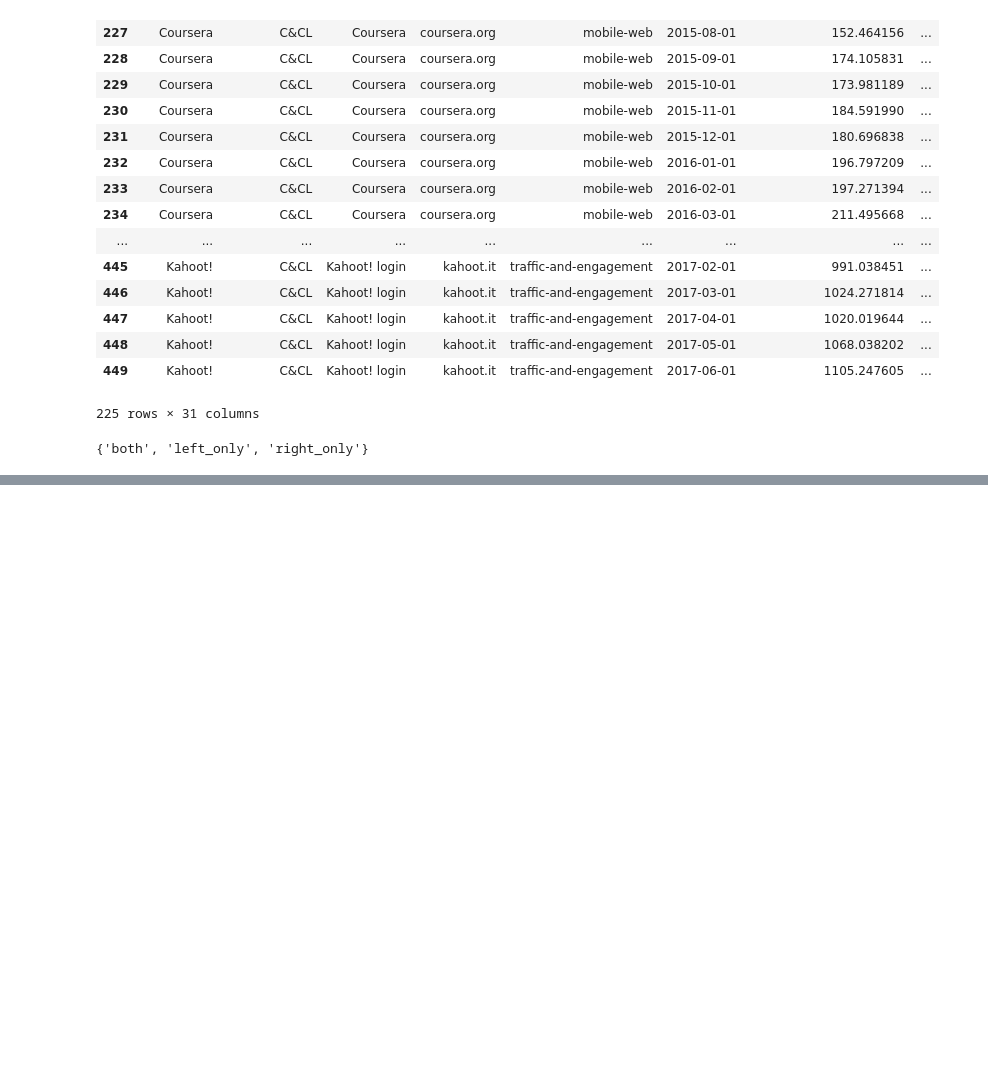
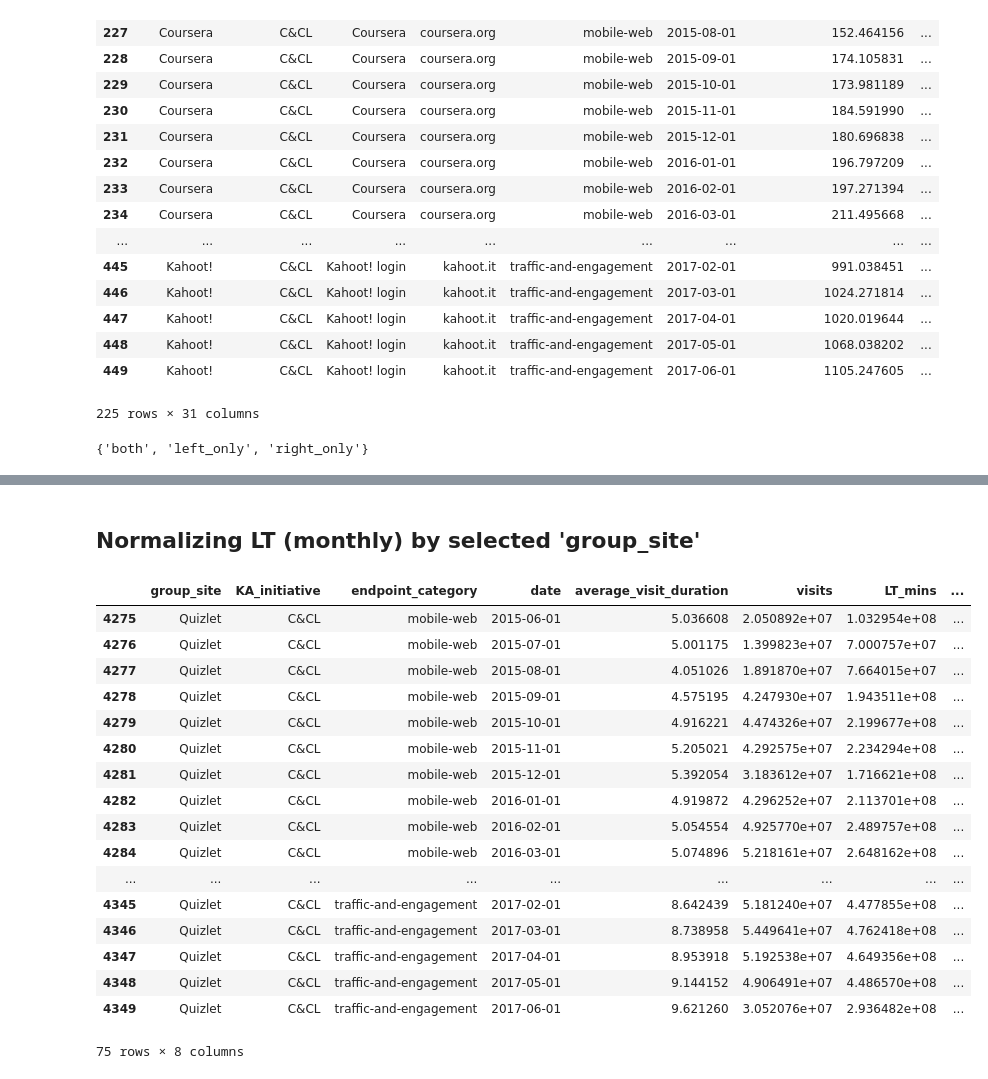
Before and after one commit to Per48edjes/KA-CAD, a Jupyter notebook: Data Source Auditor.ipynb, the cells around one changed output, grey strips where cells are left out. Cells and saved outputs as stored; diff of their text form; code cells hidden in the pictures; blank space fills up the shorter version.

Commit message:
Created GroupBy functions

```diff
--- a/Data Source Auditor.ipynb
+++ b/Data Source Auditor.ipynb
@@ -400,0 +395,53 @@ set(merged['_merge'].values)
+# %%
+# Import DataFrame
+df = pd.read_csv("./data_source.csv")
+# Add learning time (mins.)
+df['LT_mins'] = df['visits'] * df['average_visit_duration'] / 60.0
+
+# GroupBy 'group_site'...
+df = df.groupby(['group_site', 'KA_initiative', 'endpoint_category', 'date']).sum()
+df['average_visit_duration'] = df['LT_mins'] / df['visits']
+# %% [markdown]
+## Normalizing LT (monthly) by selected 'group_site'
+# %%
+# Create indexed version of data
+indexed_df = df #.set_index(['group_site', 'KA_initiative', 'endpoint_category', 'date'])
+
+# Fix 'lexsort' issue
+indexed_df = indexed_df.sort_index()
+
+# De-index 'df'
+df.reset_index(inplace=True)
+
+# Index of normalizer basis
+index_stem = ['Quizlet', 'C&CL']
+
+# Write a helper function to then apply to each rows
+def normalizer(df, x, index_stem, endpoint_category, date, column):
+    normalizer_data = df.loc[tuple(index_stem + [endpoint_category] + [date]),['LT_mins']]
+    return x / normalizer_data
+
+# Execute apply
+df['norm_LT'] = df.apply(lambda row: normalizer(indexed_df, row['LT_mins'], index_stem, row['endpoint_category'], row['date'], 'LT_mins'), axis=1)
+
+# Check to see if normalizing site == 1.0 for 'norm_LT'
+df[df['group_site'].isin(['Quizlet'])]
+# %% [output]
+|  | group_site | KA_initiative | endpoint_category | date | average_visit_duration | visits | LT_mins | ... |
+| 4275 | Quizlet | C&CL | mobile-web | 2015-06-01 | 5.036608 | 2.050892e+07 | 1.032954e+08 | ... |
+| 4276 | Quizlet | C&CL | mobile-web | 2015-07-01 | 5.001175 | 1.399823e+07 | 7.000757e+07 | ... |
+| 4277 | Quizlet | C&CL | mobile-web | 2015-08-01 | 4.051026 | 1.891870e+07 | 7.664015e+07 | ... |
+| 4278 | Quizlet | C&CL | mobile-web | 2015-09-01 | 4.575195 | 4.247930e+07 | 1.943511e+08 | ... |
+| 4279 | Quizlet | C&CL | mobile-web | 2015-10-01 | 4.916221 | 4.474326e+07 | 2.199677e+08 | ... |
+| 4280 | Quizlet | C&CL | mobile-web | 2015-11-01 | 5.205021 | 4.292575e+07 | 2.234294e+08 | ... |
+| 4281 | Quizlet | C&CL | mobile-web | 2015-12-01 | 5.392054 | 3.183612e+07 | 1.716621e+08 | ... |
+| 4282 | Quizlet | C&CL | mobile-web | 2016-01-01 | 4.919872 | 4.296252e+07 | 2.113701e+08 | ... |
+| 4283 | Quizlet | C&CL | mobile-web | 2016-02-01 | 5.054554 | 4.925770e+07 | 2.489757e+08 | ... |
+| 4284 | Quizlet | C&CL | mobile-web | 2016-03-01 | 5.074896 | 5.218161e+07 | 2.648162e+08 | ... |
+| ... | ... | ... | ... | ... | ... | ... | ... | ... |
+| 4345 | Quizlet | C&CL | traffic-and-engagement | 2017-02-01 | 8.642439 | 5.181240e+07 | 4.477855e+08 | ... |
+| 4346 | Quizlet | C&CL | traffic-and-engagement | 2017-03-01 | 8.738958 | 5.449641e+07 | 4.762418e+08 | ... |
+| 4347 | Quizlet | C&CL | traffic-and-engagement | 2017-04-01 | 8.953918 | 5.192538e+07 | 4.649356e+08 | ... |
+| 4348 | Quizlet | C&CL | traffic-and-engagement | 2017-05-01 | 9.144152 | 4.906491e+07 | 4.486570e+08 | ... |
+| 4349 | Quizlet | C&CL | traffic-and-engagement | 2017-06-01 | 9.621260 | 3.052076e+07 | 2.936482e+08 | ... |
+75 rows × 8 columns
```
Also changed, not shown: parts of 15 cells of this notebook.
